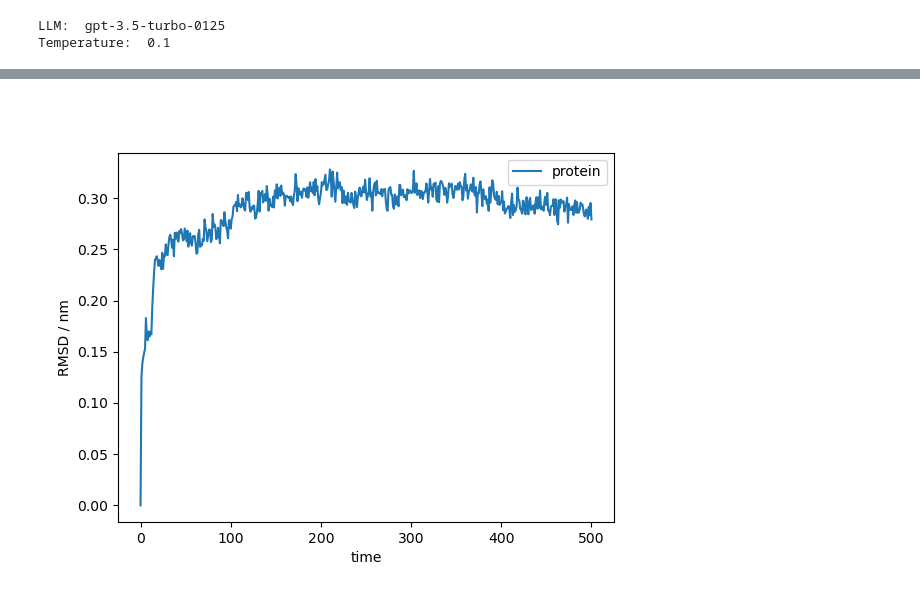
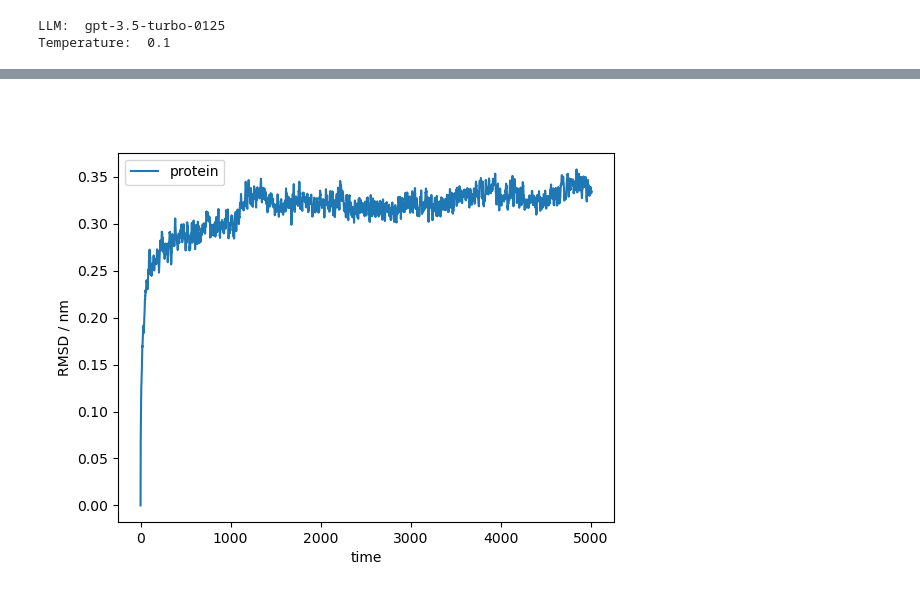
Before and after one commit to ur-whitelab/md-agent, a Jupyter notebook: notebooks/experiments/experiment_k3/gpt-3.5-turbo-0125/exp_1.ipynb, the cells around one changed output, grey strips where cells are left out. Saved outputs shown, nothing was run; the diff lists cells and outputs as text; code cells hidden in the pictures.

```diff
--- a/notebooks/experiments/experiment_k3/gpt-3.5-turbo-0125/exp_1.ipynb
+++ b/notebooks/experiments/experiment_k3/gpt-3.5-turbo-0125/exp_1.ipynb
@@ -84,14 +100,14 @@ print("\n".join(paths_and_descriptions.split(",")))
 # %%
 #plotting rmsd of both simulations
 from IPython.display import Image
-rmsd1ID = 'rmsd_1MBN'
-rmsd2ID = '' # not saved
+rmsd1ID = 'fig0_222348'
+rmsd2ID = 'fig0_222353' # not saved
 path1 = registry.get_mapped_path(rmsd1ID)
 path2 = registry.get_mapped_path(rmsd2ID)
 
 Image(filename=path1)
 # %% [output]
-[figure, old version]
+[figure, new version]
 # %%
 Image(filename=path2)
 # %% [output]
```
Also changed, not shown: parts of 6 cells of this notebook, 6 other files.
